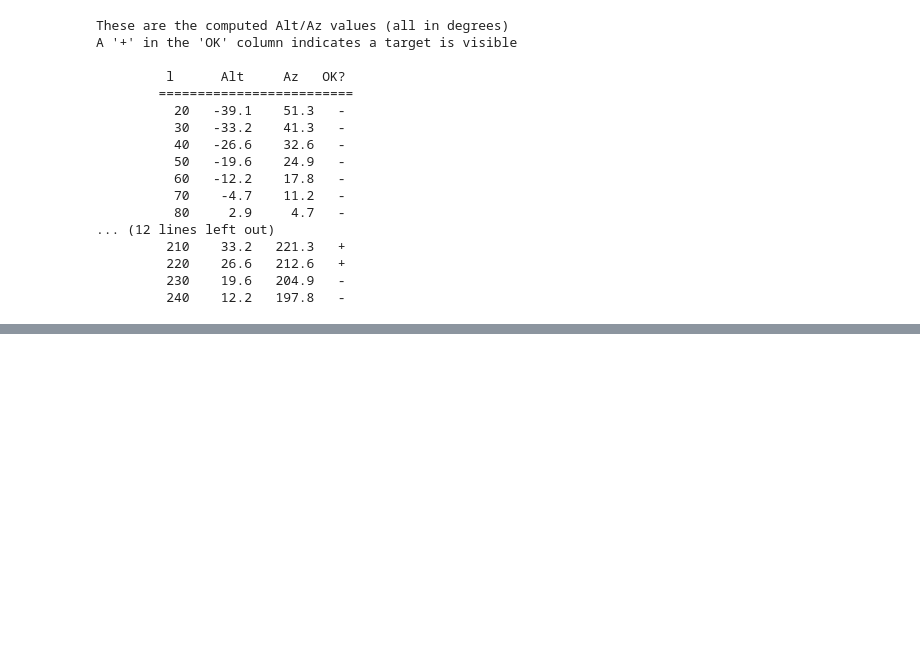
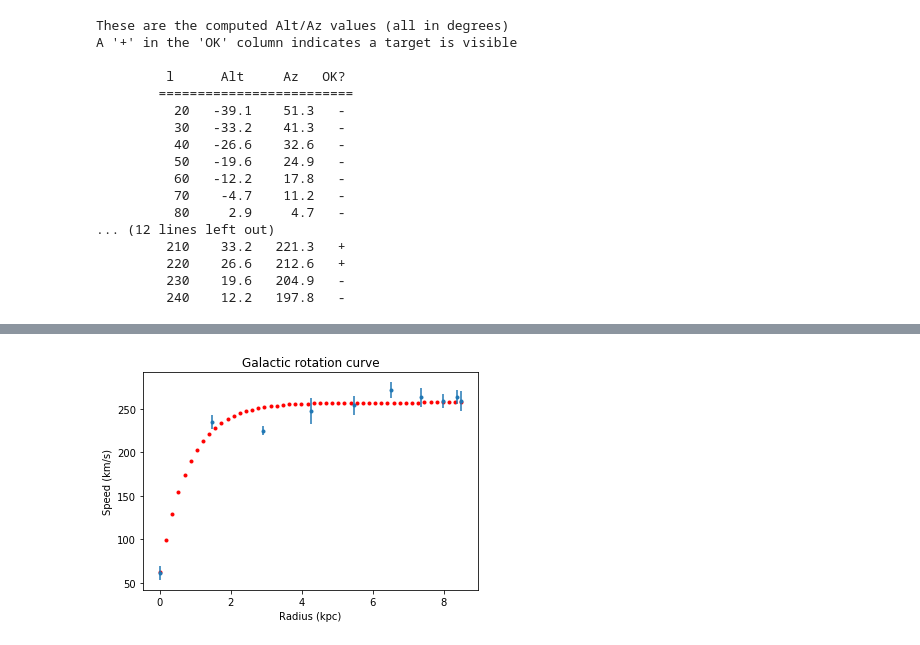
Before and after one commit to ngc6309/OU-ALs, a Jupyter notebook: solutions.ipynb, the cells around one changed output, grey strips where cells are left out. Saved outputs shown, nothing was run; the diff lists cells and outputs as text; code cells hidden in the pictures; blank space fills up the shorter version.

```diff
--- a/solutions.ipynb
+++ b/solutions.ipynb
@@ -87,0 +309,80 @@ A '+' in the 'OK' column indicates a target is visible
+# %%
+import pandas as pd
+import numpy as np
+import matplotlib.pyplot as plt
+
+# Set up some basic physical values we'll need
+R0 = 8.5 #kpc
+
+V0 = 220 #km/s
+
+# Read the data file in - here it's called 'vobs.csv'
+vals_df = pd.read_csv('vobs.csv')
+#vals_df.head()
+
+# Do the calculatons and add appropriate columns
+vals_df['R'] = R0*np.sin(vals_df['longitude']*np.pi/180)
+vals_df['V'] = vals_df['v_obs_max'] + V0*np.sin(vals_df['longitude']*np.pi/180)
+vals_df['V_err'] = vals_df['v_error']
+#vals_df
+
+# Plot it
+
+#matplotlib
+plt.errorbar(vals_df['R'],vals_df['V'], yerr=vals_df['v_error'], fmt='.')
+plt.title("Galactic rotation curve")
+plt.xlabel('Radius (kpc)')
+plt.ylabel('Speed (km/s)')
+#plt.show()
+
+# Bokeh will be something like:
+#p = figure(title = "Galactic rotation curve",
+#          x_axis_label='Radius (kpc)',
+#          y_axis_label='Velocity (km/s)')
+#p.circle(vals_df['R'],vals_df['V'])
+#
+# Add some horizonal semi-transparent grid lines
+#p.ygrid.grid_line_color = 'grey'
+#p.ygrid.grid_line_alpha = 0.5
+#
+# And the error bars:
+#from bokeh.models import Whisker, ColumnDataSource
+#
+#src = ColumnDataSource(data=dict(
+#    y=vals_df['R'],
+#    lower = vals_df['V']-vals_df['V_err'],
+#    upper = vals_df['V']+vals_df['V_err']))
+#
+#w = Whisker(base='y', lower='lower', upper='upper', line_color='black', dimension='height', source=src)
+#
+#p.add_layout(w)
+#
+#show(p)
+
+
+# THIS NEXT BIT IS HIGHLY OPTIONAL
+# - and for fun only as there is no realy physical reality behind the model curve,
+# You could 'fit' a curve to the data to get an smooth rotation curve
+
+from scipy.optimize import curve_fit
+
+# Here'e a simple mathematical curve that might fit
+def gal_curve(r,C0,C1,C2):
+    return C0-C1*np.exp(-C2*r)
+
+R = vals_df['R'].values
+V = vals_df['V'].values
+R2 = np.linspace(0,8.5, 50)
+
+# 'Guess' some initial parameters for the constants
+c0 = [250,200,0.15]
+
+# and fit the curve
+c,pcov = curve_fit(gal_curve,R,V,c0)
+
+print('Optimised parameters are:', *c)
+
+# Plot it
+plt.scatter(R2,gal_curve(R2,*c), color='red', marker='.')
+plt.show()
+# %% [output]
@@ -87,0 +395 @@ A '+' in the 'OK' column indicates a target is visible
+[figure, added]
```
Also changed, not shown: parts of 12 cells of this notebook.
